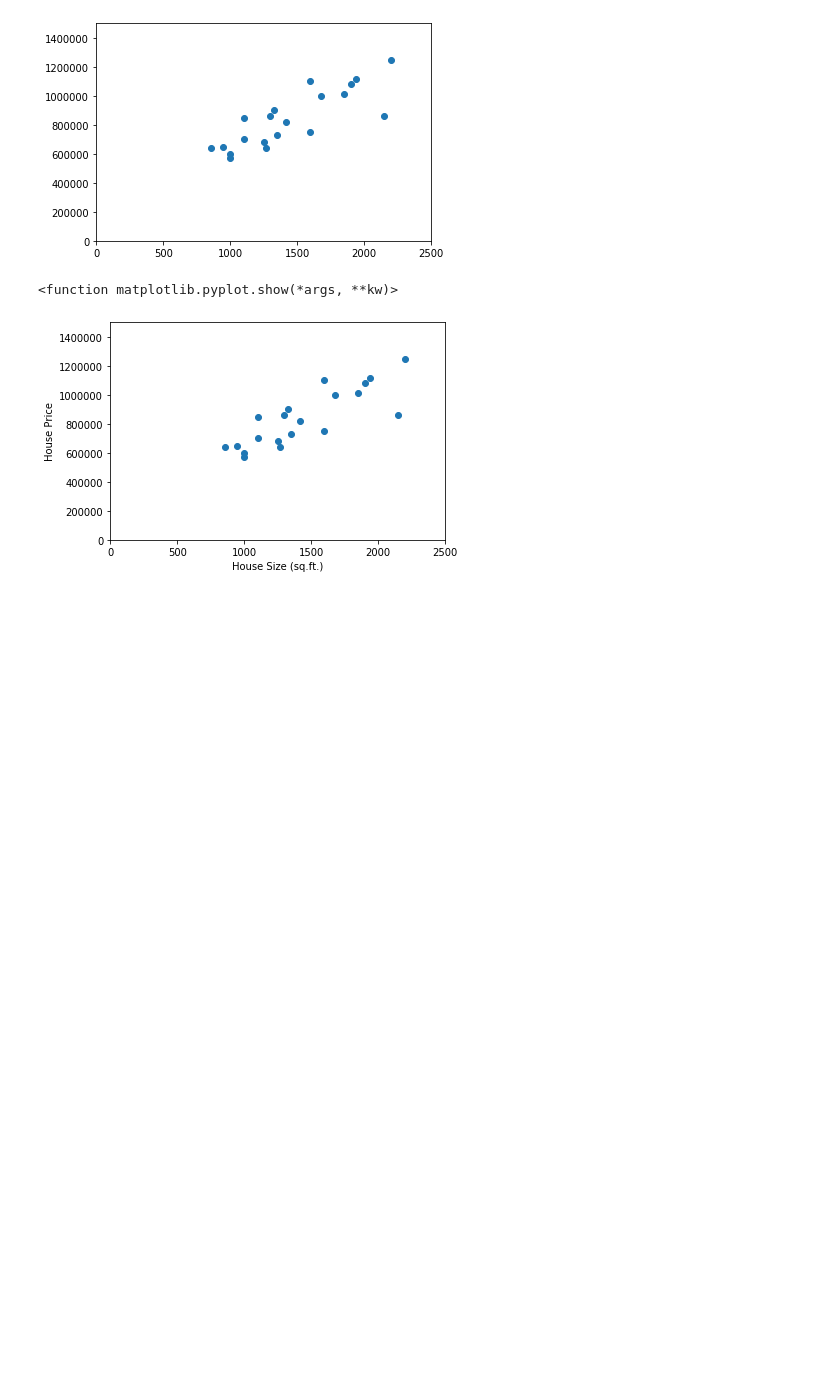
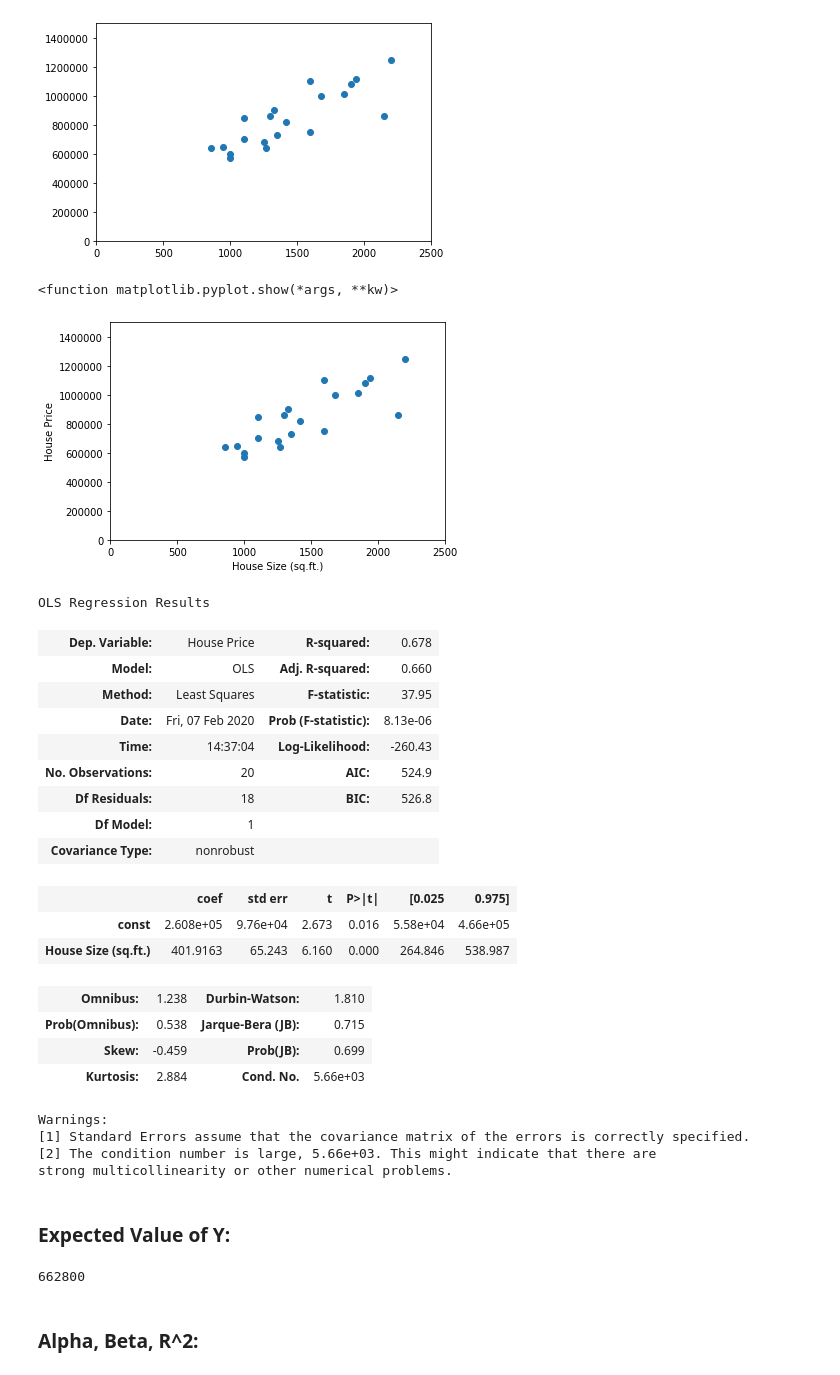
Before and after one commit to DimiGod/Python-Regression-Analysis, a Jupyter notebook: Basic Regression Analysis of Housing Market.ipynb, the cells around one changed output. Cells and saved outputs as stored; diff of their text form; code cells hidden in the pictures; blank space fills up the shorter version.

Commit message:
displayed OLS Regression results, and calculated the alpha, beta, and r squared statistics based off the housing data provided

```diff
--- a/Basic Regression Analysis of Housing Market.ipynb
+++ b/Basic Regression Analysis of Housing Market.ipynb
@@ -114,3 +114,39 @@ plt.show
 # %% [output]
 <function matplotlib.pyplot.show(*args, **kw)>
 [figure]
+# %%
+X1 = sm.add_constant(X)
+
+reg = sm.OLS(Y, X1).fit()
+# %%
+reg.summary()
+# %% [output]
+OLS Regression Results
+| Dep. Variable: | House Price | R-squared: | 0.678 |
+| Model: | OLS | Adj. R-squared: | 0.660 |
+| Method: | Least Squares | F-statistic: | 37.95 |
+| Date: | Fri, 07 Feb 2020 | Prob (F-statistic): | 8.13e-06 |
+| Time: | 14:37:04 | Log-Likelihood: | -260.43 |
+| No. Observations: | 20 | AIC: | 524.9 |
+| Df Residuals: | 18 | BIC: | 526.8 |
+| Df Model: | 1 |  |  |
+| Covariance Type: | nonrobust |  |  |
+|  | coef | std err | t | P>|t| | [0.025 | 0.975] |
+| const | 2.608e+05 | 9.76e+04 | 2.673 | 0.016 | 5.58e+04 | 4.66e+05 |
+| House Size (sq.ft.) | 401.9163 | 65.243 | 6.160 | 0.000 | 264.846 | 538.987 |
+| Omnibus: | 1.238 | Durbin-Watson: | 1.810 |
+| Prob(Omnibus): | 0.538 | Jarque-Bera (JB): | 0.715 |
+| Skew: | -0.459 | Prob(JB): | 0.699 |
+| Kurtosis: | 2.884 | Cond. No. | 5.66e+03 |
+Warnings:
+[1] Standard Errors assume that the covariance matrix of the errors is correctly specified.
+[2] The condition number is large, 5.66e+03. This might indicate that there are
+strong multicollinearity or other numerical problems.
+# %% [markdown]
+### Expected Value of Y:
+# %%
+260800 + 402 * 1000
+# %% [output]
+662800
+# %% [markdown]
+### Alpha, Beta, R^2:
```
Also changed, not shown: parts of 1 cell of this notebook.
